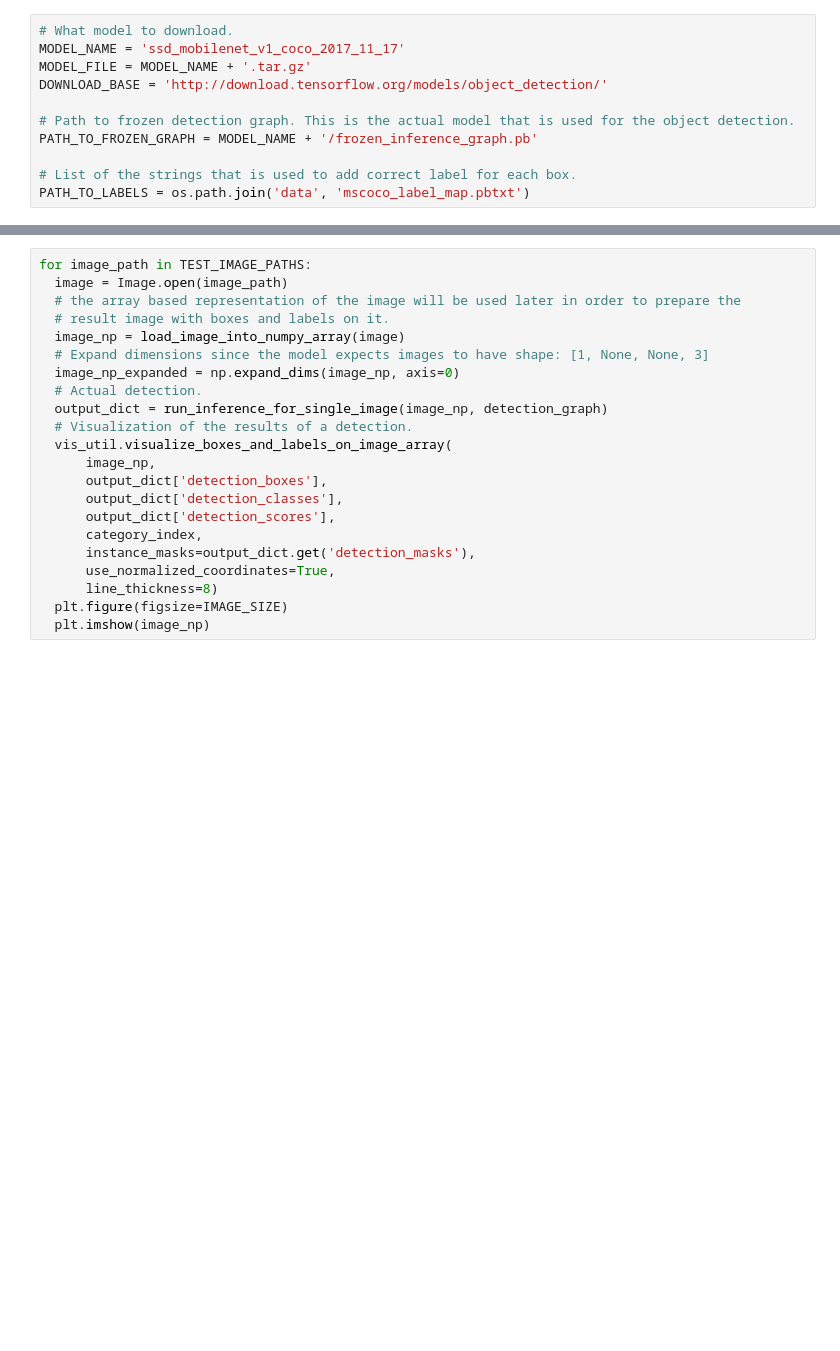
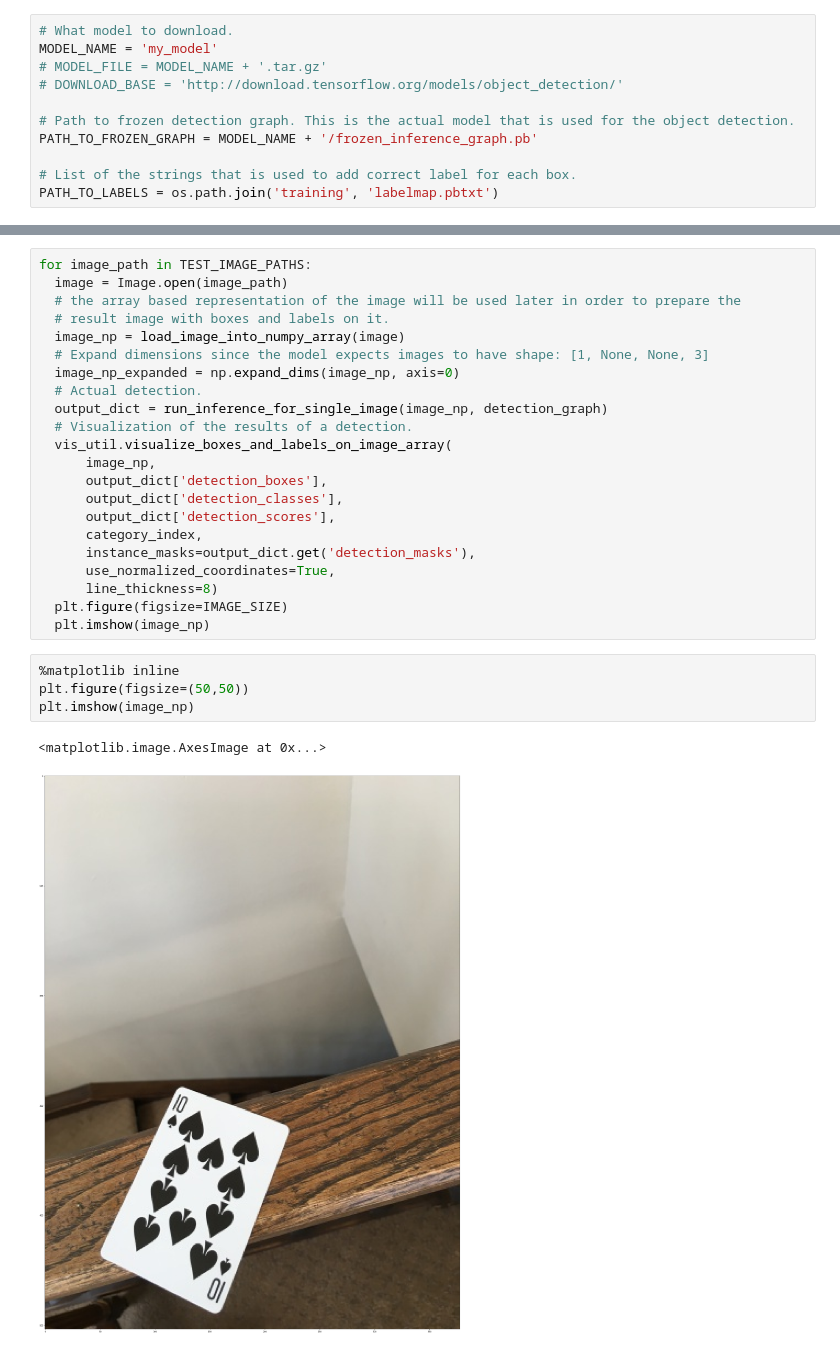
Before and after one commit to Shiva0072/MobileNet-SSD-object-detector, a Jupyter notebook: object_detection_tutorial.ipynb, the cells around one changed output, grey strips where cells are left out. Cells and saved outputs as stored; diff of their text form; blank space fills up the shorter version.

```diff
--- a/object_detection_tutorial.ipynb
+++ b/object_detection_tutorial.ipynb
@@ -46,15 +46,15 @@ Any model exported using the `export_inference_graph.py` tool can be loaded here
 By default we use an "SSD with Mobilenet" model here. See the [detection model zoo](https://github.com/tensorflow/models/blob/master/research/object_detection/g3doc/detection_model_zoo.md) for a list of other models that can be run out-of-the-box with varying speeds and accuracies.
 # %%
 # What model to download.
-MODEL_NAME = 'ssd_mobilenet_v1_coco_2017_11_17'
-MODEL_FILE = MODEL_NAME + '.tar.gz'
-DOWNLOAD_BASE = 'http://download.tensorflow.org/models/object_detection/'
+MODEL_NAME = 'my_model'
+# MODEL_FILE = MODEL_NAME + '.tar.gz'
+# DOWNLOAD_BASE = 'http://download.tensorflow.org/models/object_detection/'
 
 # Path to frozen detection graph. This is the actual model that is used for the object detection.
 PATH_TO_FROZEN_GRAPH = MODEL_NAME + '/frozen_inference_graph.pb'
 
 # List of the strings that is used to add correct label for each box.
-PATH_TO_LABELS = os.path.join('data', 'mscoco_label_map.pbtxt')
+PATH_TO_LABELS = os.path.join('training', 'labelmap.pbtxt')
 # %% [markdown]
 ## Download Model
 # %%
@@ -184,3 +169,10 @@ for image_path in TEST_IMAGE_PATHS:
       line_thickness=8)
   plt.figure(figsize=IMAGE_SIZE)
   plt.imshow(image_np)
+# %%
+%matplotlib inline
+plt.figure(figsize=(50,50))
+plt.imshow(image_np)
+# %% [output]
+<matplotlib.image.AxesImage at 0x...>
+[figure, added]
```
Also changed, not shown: parts of 4 cells of this notebook.
